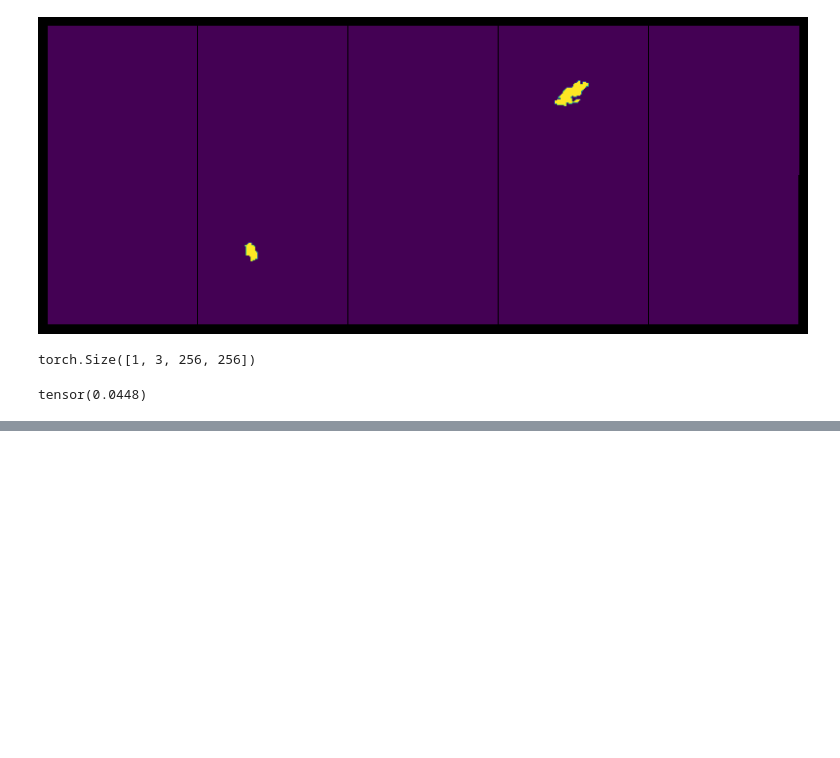
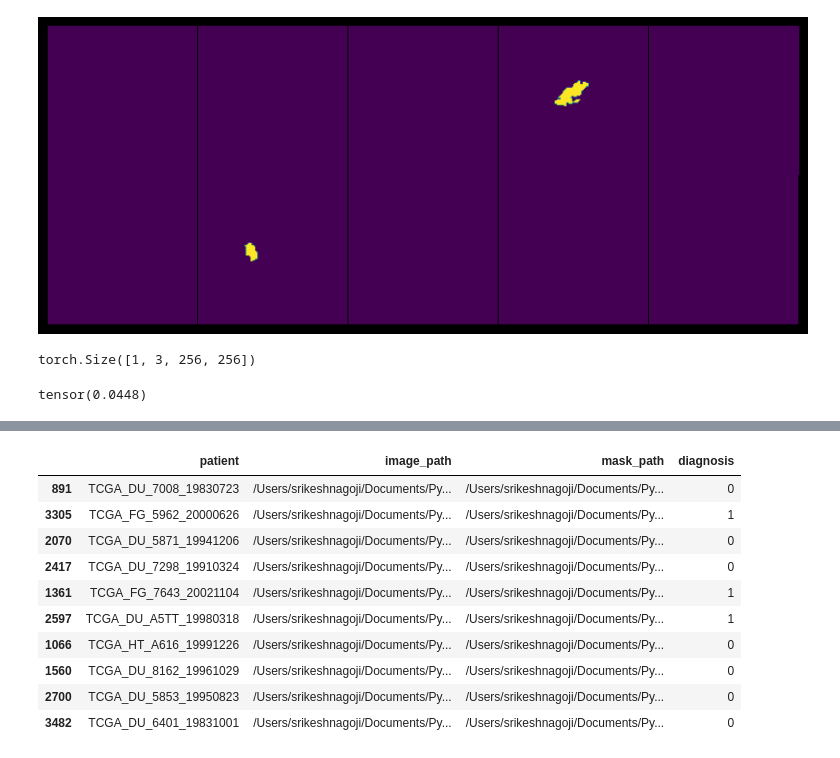
Before and after one commit to srikeshnagoji/unet3p-attn, a Jupyter notebook: capstone.ipynb, the cells around one changed output, grey strips where cells are left out. Cells and saved outputs as stored; diff of their text form; code cells hidden in the pictures; blank space fills up the shorter version.

```diff
--- a/capstone.ipynb
+++ b/capstone.ipynb
@@ -952,0 +973,14 @@ print(f"""Attention U-Net\nMean IoU of the test images - {np.around(test_iou, 2)
+# %%
+test_dataset.df.head(10)#[test_dataset.df['diagnosis']==1]
+# %% [output]
+|  | patient | image_path | mask_path | diagnosis |
+| 891 | TCGA_DU_7008_19830723 | /Users/srikeshnagoji/Documents/Py... | /Users/srikeshnagoji/Documents/Py... | 0 |
+| 3305 | TCGA_FG_5962_20000626 | /Users/srikeshnagoji/Documents/Py... | /Users/srikeshnagoji/Documents/Py... | 1 |
+| 2070 | TCGA_DU_5871_19941206 | /Users/srikeshnagoji/Documents/Py... | /Users/srikeshnagoji/Documents/Py... | 0 |
+| 2417 | TCGA_DU_7298_19910324 | /Users/srikeshnagoji/Documents/Py... | /Users/srikeshnagoji/Documents/Py... | 0 |
+| 1361 | TCGA_FG_7643_20021104 | /Users/srikeshnagoji/Documents/Py... | /Users/srikeshnagoji/Documents/Py... | 1 |
+| 2597 | TCGA_DU_A5TT_19980318 | /Users/srikeshnagoji/Documents/Py... | /Users/srikeshnagoji/Documents/Py... | 1 |
+| 1066 | TCGA_HT_A616_19991226 | /Users/srikeshnagoji/Documents/Py... | /Users/srikeshnagoji/Documents/Py... | 0 |
+| 1560 | TCGA_DU_8162_19961029 | /Users/srikeshnagoji/Documents/Py... | /Users/srikeshnagoji/Documents/Py... | 0 |
+| 2700 | TCGA_DU_5853_19950823 | /Users/srikeshnagoji/Documents/Py... | /Users/srikeshnagoji/Documents/Py... | 0 |
+| 3482 | TCGA_DU_6401_19831001 | /Users/srikeshnagoji/Documents/Py... | /Users/srikeshnagoji/Documents/Py... | 0 |
```
Also changed, not shown: parts of 24 cells of this notebook.
